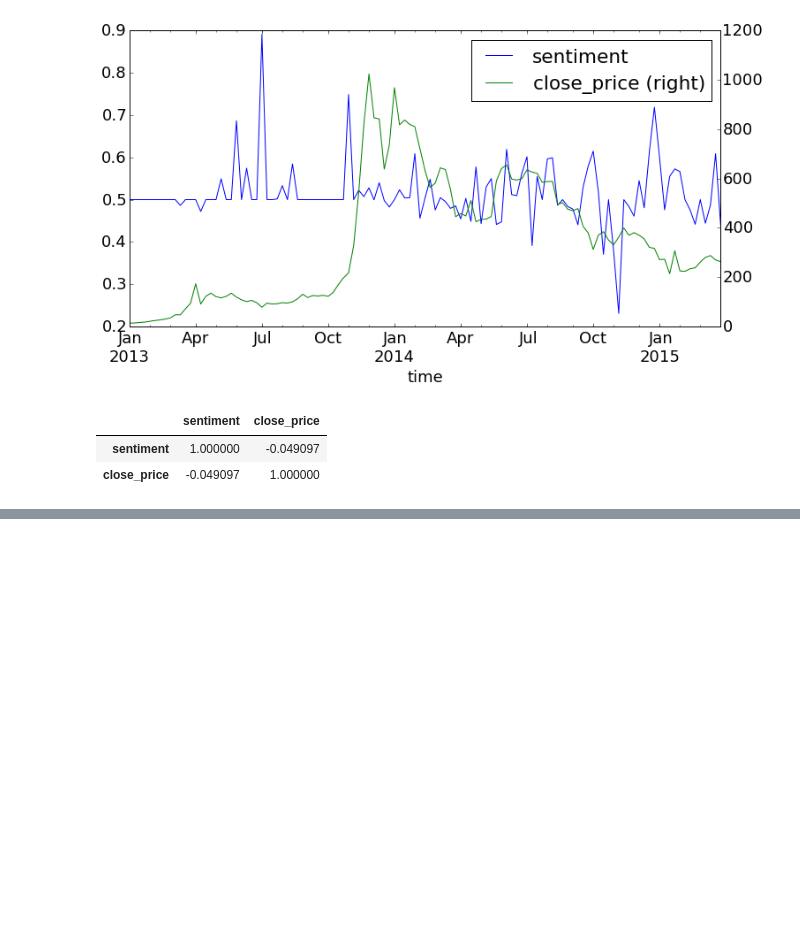
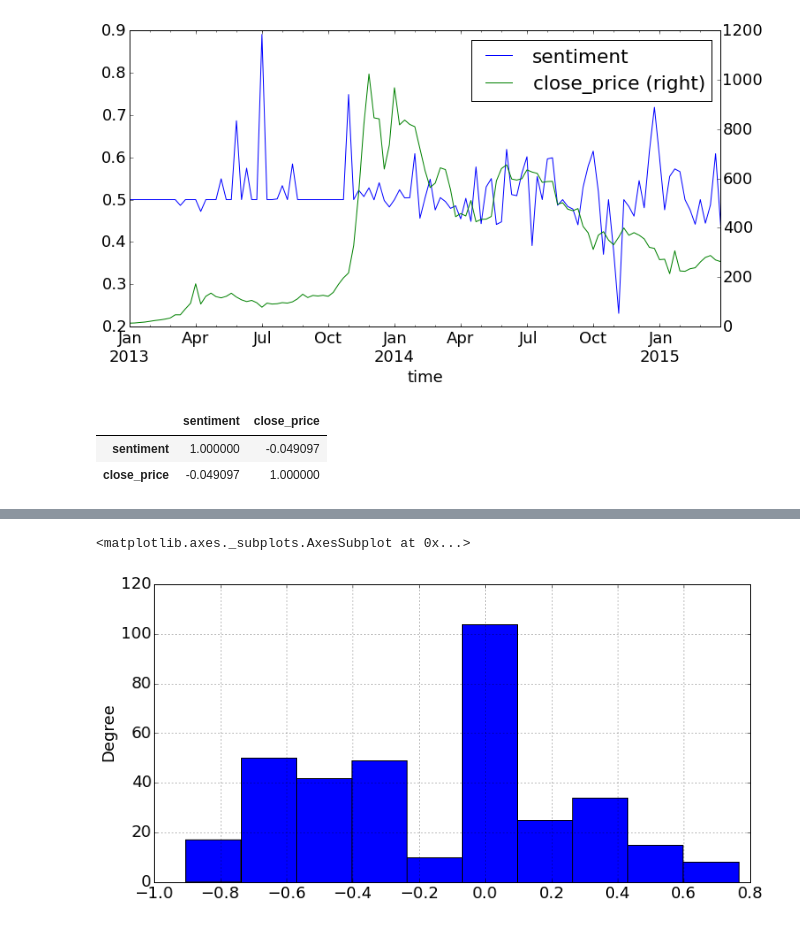
Before and after one commit to yyl/btc-price-analysis, a Jupyter notebook: notes/news_prediction.ipynb, the cells around one changed output, grey strips where cells are left out. Cells and saved outputs as stored; diff of their text form; code cells hidden in the pictures; blank space fills up the shorter version.

```diff
--- a/notes/news_prediction.ipynb
+++ b/notes/news_prediction.ipynb
@@ -89,0 +94,6 @@ trend_bpi.corr()
+# %%
+time_format = "%Y-%m-%dT%H:%M:%SZ"
+alchemy_data = pd.read_csv("../data/alchemy_nyt_bitcoin.csv"
+                           , index_col='time',
+                   parse_dates=[0], date_parser=lambda x: datetime.datetime.strptime(x, time_format))
+alchemy_data.head()
@@ -89,0 +108,5 @@ trend_bpi.corr()
+# %%
+alchemy_data.alchemy_score.plot(kind='hist')
+# %% [output]
+<matplotlib.axes._subplots.AxesSubplot at 0x...>
+[figure, added]
```
Also changed, not shown: parts of 32 cells of this notebook, 4 other files.
